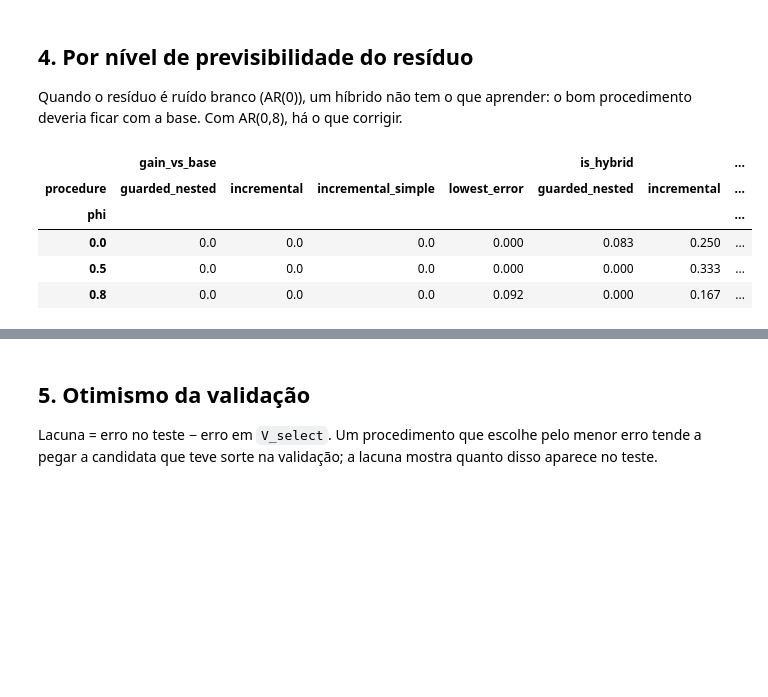
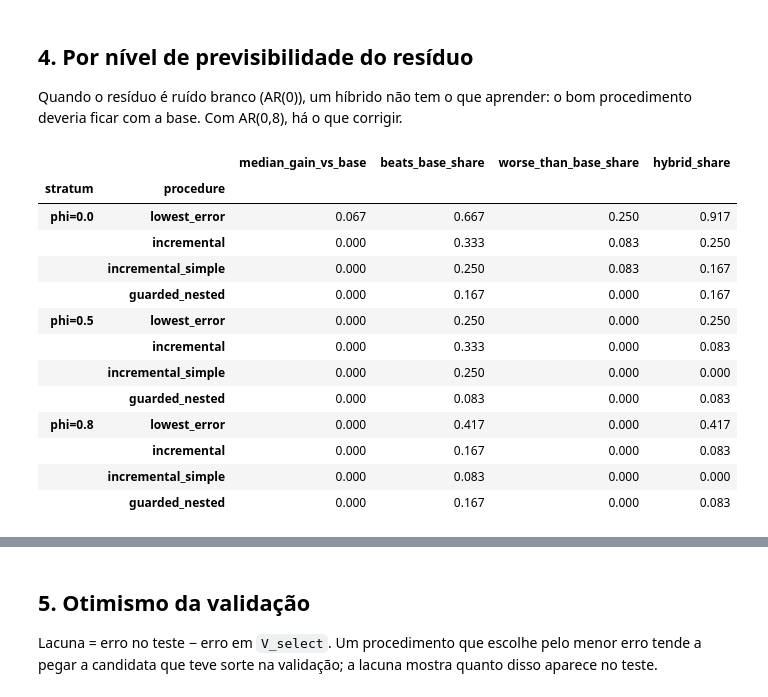
Before and after one commit to autohybts-lib/AutoHybTS, a Jupyter notebook: notebooks/09_ablation.ipynb, the cells around one changed output, grey strips where cells are left out. Saved outputs shown, nothing was run; the diff lists cells and outputs as text; code cells hidden in the pictures; blank space fills up the shorter version.

```diff
--- a/notebooks/09_ablation.ipynb
+++ b/notebooks/09_ablation.ipynb
@@ -34,17 +52,12 @@ AutoHybTS 0.0.1
 # %% [markdown]
 ## 1. Configuração
 # %%
-N_SERIES = 4
+N_SERIES = 12
 SEEDS = (0, 1, 2)
-BUDGET = "smoke"
+BUDGET = "small"  # 50 candidatas: a busca deixa de parar pelo limite total
 
 cases = list(synthetic_cases(N_SERIES))
-pd.DataFrame(
-    {
-        "series_id": [c.series_id for c in cases],
-        "pontos": [len(c.values) for c in cases],
-        "horizonte": [c.horizon for c in cases],
-        "teste_externo": [c.test_size for c in cases],
-    }
-)
+protocol = ablation_protocol(cases, SEEDS, BUDGET)
+print("orçamento:", protocol["budget"])
+pd.DataFrame(protocol["series"])
 # %% [output]
@@ -105,21 +140,24 @@ report.round(4)
 
 Quando o resíduo é ruído branco (AR(0)), um híbrido não tem o que aprender: o bom procedimento deveria ficar com a base. Com AR(0,8), há o que corrigir.
 # %%
-table["phi"] = table["series_id"].str.extract(r"phi([0-9.]+)")[0].astype(float)
-by_phi = table.pivot_table(
-    index="phi",
-    columns="procedure",
-    values=["gain_vs_base", "is_hybrid"],
-    aggfunc={"gain_vs_base": "median", "is_hybrid": "mean"},
-)
-by_phi.round(3)
+by_stratum = ablation_report(table, by="stratum")
+columns = ["median_gain_vs_base", "beats_base_share", "worse_than_base_share", "hybrid_share"]
+by_stratum[columns].round(3)
 # %% [output]
-|  | gain_vs_base |  |  |  | is_hybrid |  | ... |
-| procedure | guarded_nested | incremental | incremental_simple | lowest_error | guarded_nested | incremental | ... |
-| phi |  |  |  |  |  |  | ... |
-| 0.0 | 0.0 | 0.0 | 0.0 | 0.000 | 0.083 | 0.250 | ... |
-| 0.5 | 0.0 | 0.0 | 0.0 | 0.000 | 0.000 | 0.333 | ... |
-| 0.8 | 0.0 | 0.0 | 0.0 | 0.092 | 0.000 | 0.167 | ... |
+|  |  | median_gain_vs_base | beats_base_share | worse_than_base_share | hybrid_share |
+| stratum | procedure |  |  |  |  |
+| phi=0.0 | lowest_error | 0.067 | 0.667 | 0.250 | 0.917 |
+|  | incremental | 0.000 | 0.333 | 0.083 | 0.250 |
+|  | incremental_simple | 0.000 | 0.250 | 0.083 | 0.167 |
+|  | guarded_nested | 0.000 | 0.167 | 0.000 | 0.167 |
+| phi=0.5 | lowest_error | 0.000 | 0.250 | 0.000 | 0.250 |
+|  | incremental | 0.000 | 0.333 | 0.000 | 0.083 |
+|  | incremental_simple | 0.000 | 0.250 | 0.000 | 0.000 |
+|  | guarded_nested | 0.000 | 0.083 | 0.000 | 0.083 |
+| phi=0.8 | lowest_error | 0.000 | 0.417 | 0.000 | 0.417 |
+|  | incremental | 0.000 | 0.167 | 0.000 | 0.083 |
+|  | incremental_simple | 0.000 | 0.083 | 0.000 | 0.000 |
+|  | guarded_nested | 0.000 | 0.167 | 0.000 | 0.083 |
 # %%
 fig, axes = plt.subplots(1, 2, figsize=(13, 4.2))
 order = list(PROCEDURES)
```
Also changed, not shown: parts of 18 cells of this notebook, 47 other files.
